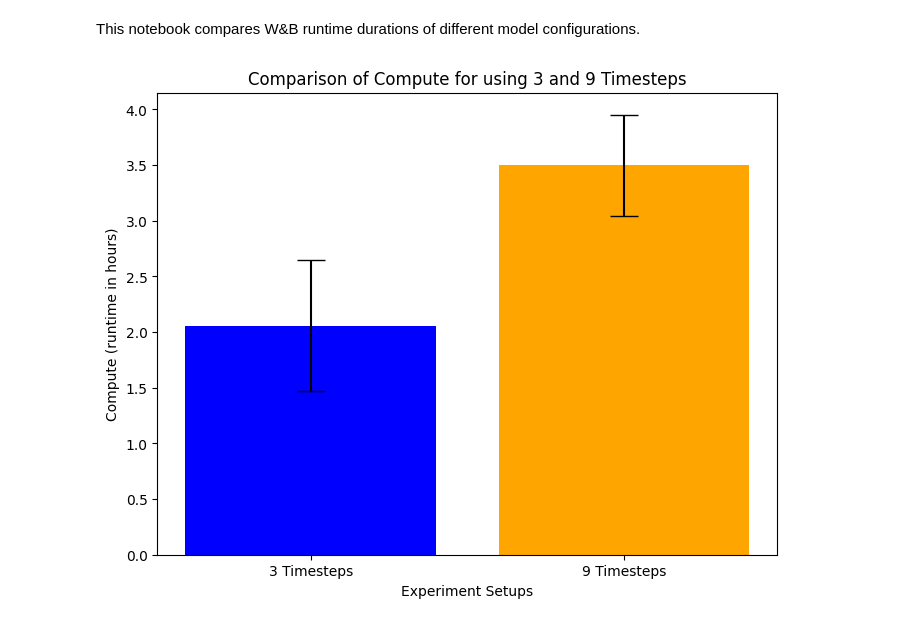
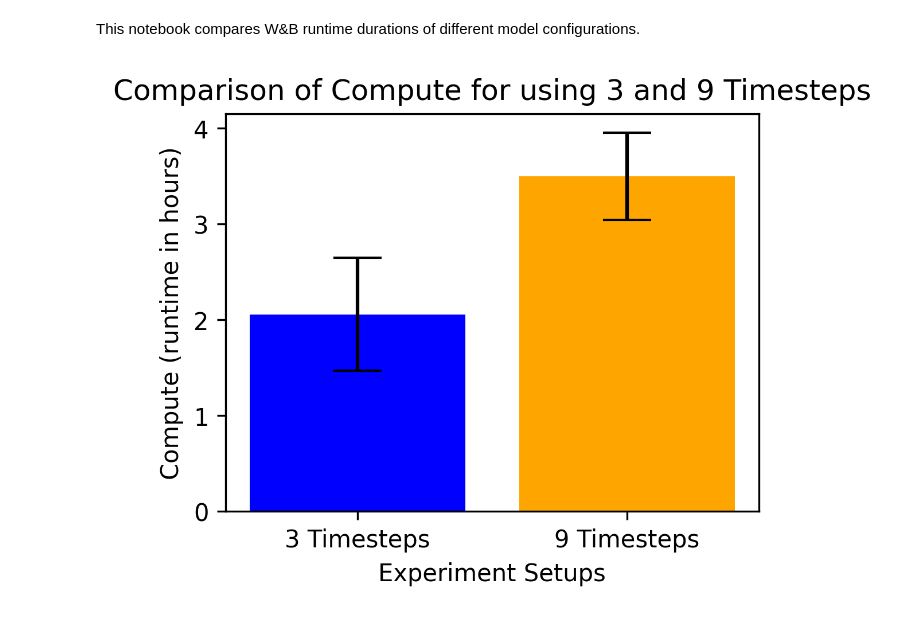
Before and after one commit to Satellite-Based-Crop-Classification/messis, a Jupyter notebook: notebooks/compare_runtimes.ipynb, the cells around one changed output. Cells and saved outputs as stored; diff of their text form; code cells hidden in the pictures.

Commit message:
Fixed: plots were unreadable when making them 1/2 pagewidth in overleaf

```diff
--- a/notebooks/compare_runtimes.ipynb
+++ b/notebooks/compare_runtimes.ipynb
@@ -3,23 +3,23 @@ This notebook compares W&B runtime durations of different model configurations.
 # %%
 import numpy as np
 import matplotlib.pyplot as plt
 
 # Data for the two configurations
 configurations = ['3 Timesteps', '9 Timesteps']
 config_3_timesteps = [1.141, 2.480, 2.667, 2.413, 1.587]
 config_9_timesteps = [3.304, 4.090, 3.956, 2.880, 3.252]
 
 # Calculating means and standard deviations
 means = [np.mean(config_3_timesteps), np.mean(config_9_timesteps)]
 std_devs = [np.std(config_3_timesteps), np.std(config_9_timesteps)]
 
 # Plotting the bar plot with error bars
-plt.figure(figsize=(8, 6))
+plt.figure(figsize=(4, 3), dpi=300)
 plt.bar(configurations, means, yerr=std_devs, capsize=10, color= ['blue', 'orange'])
 # Adding labels and title
 plt.xlabel('Experiment Setups')
 plt.ylabel('Compute (runtime in hours)')
 plt.title('Comparison of Compute for using 3 and 9 Timesteps')
 plt.show()
 # %% [output]
-[figure, old version]
+[figure, new version]
```
Also changed, not shown: 1 other file.
